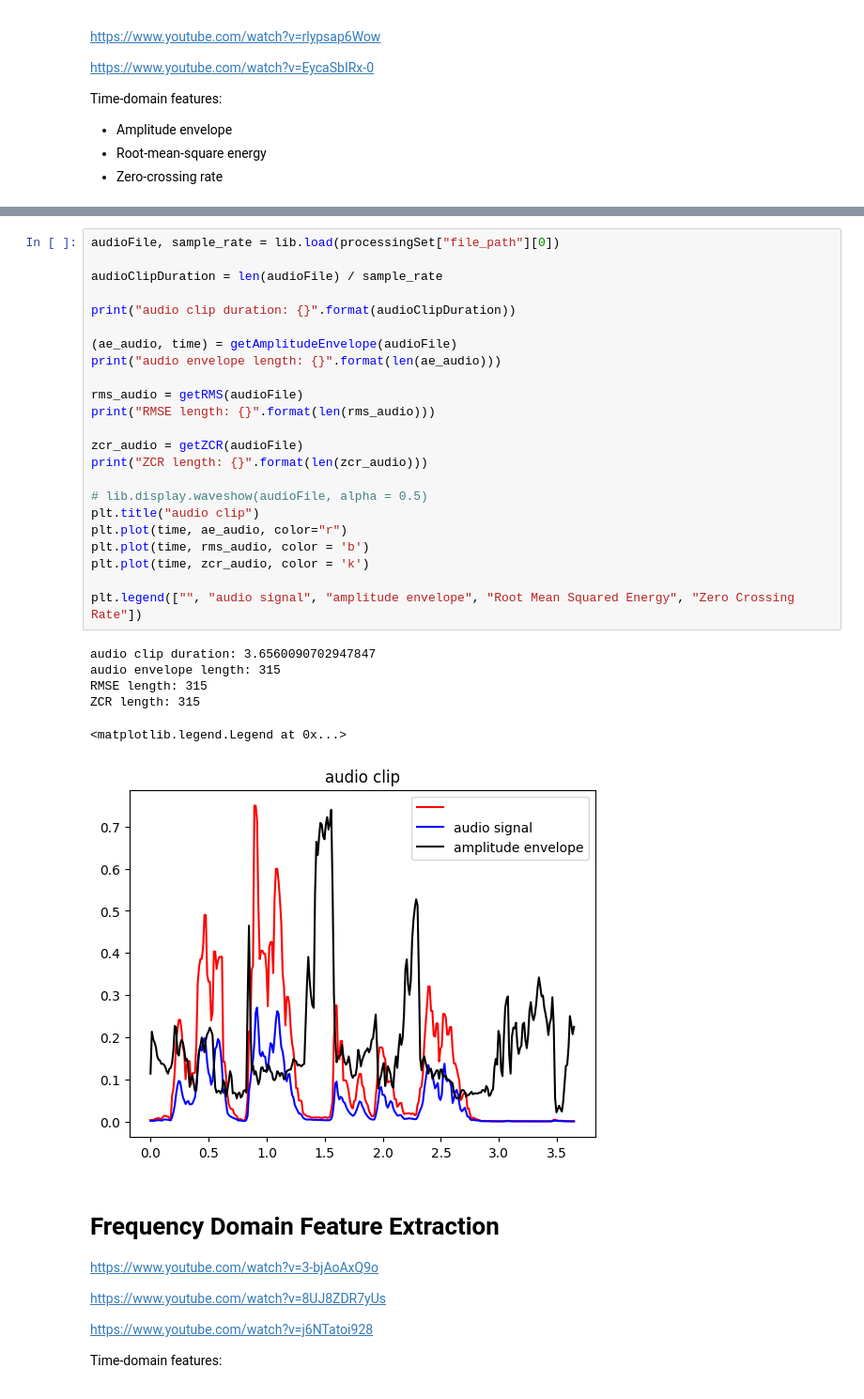
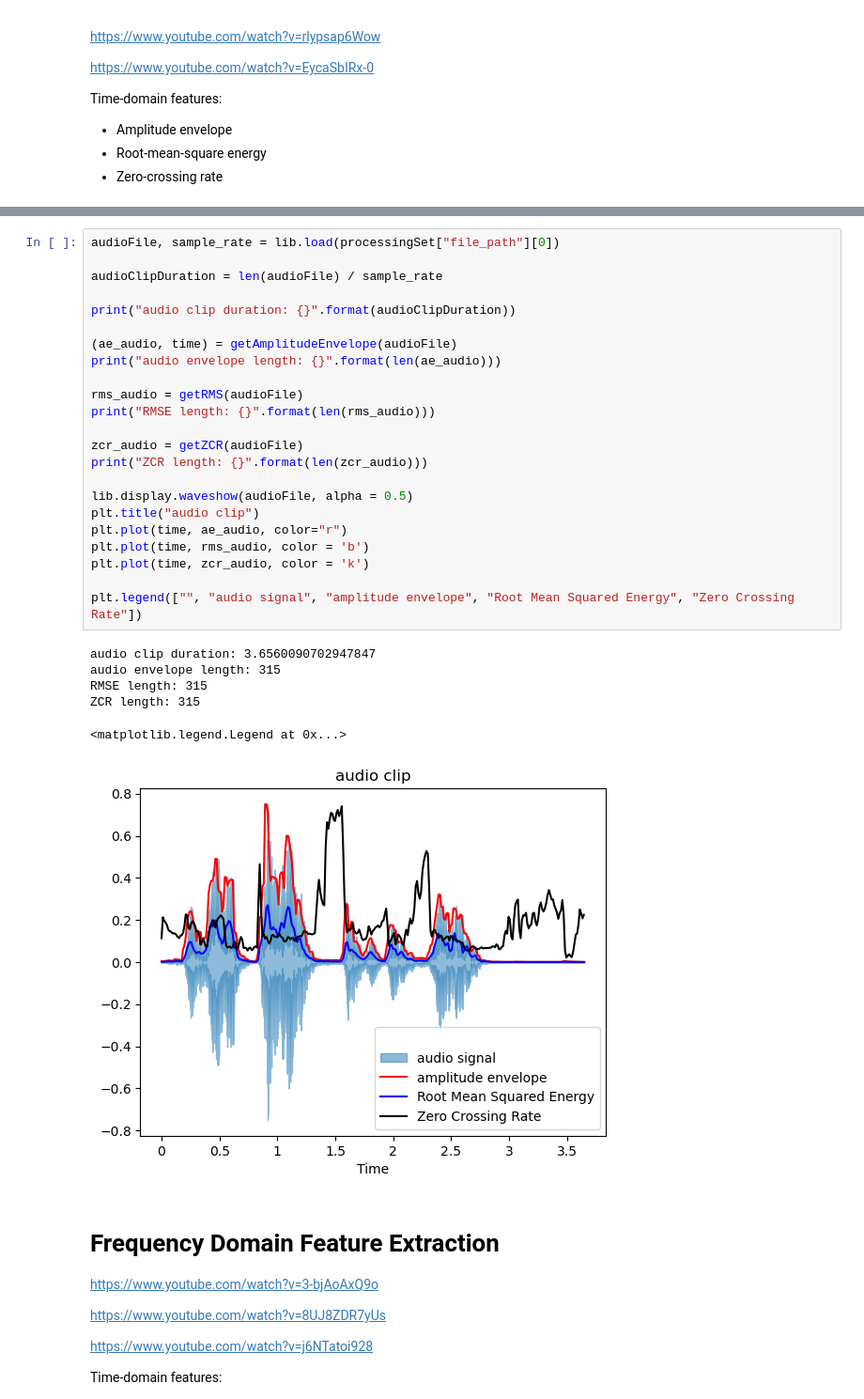
Before and after one commit to Andrew-JG-Ha/BERSt_Vocal_Emotion_Recognition, a Jupyter notebook: models/DataProcessing.ipynb, the cells around one changed output, grey strips where cells are left out. Shown at 94% size. Cells and saved outputs as stored; diff of their text form.

```diff
--- a/models/DataProcessing.ipynb
+++ b/models/DataProcessing.ipynb
@@ -126,33 +128,33 @@ ipd.Audio(processingSet["file_path"][0])
 # %%
 audioFile, sample_rate = lib.load(processingSet["file_path"][0])
 
 audioClipDuration = len(audioFile) / sample_rate
 
 print("audio clip duration: {}".format(audioClipDuration))
 
 (ae_audio, time) = getAmplitudeEnvelope(audioFile)
 print("audio envelope length: {}".format(len(ae_audio)))
 
 rms_audio = getRMS(audioFile)
 print("RMSE length: {}".format(len(rms_audio)))
 
 zcr_audio = getZCR(audioFile)
 print("ZCR length: {}".format(len(zcr_audio)))
 
-# lib.display.waveshow(audioFile, alpha = 0.5)
+lib.display.waveshow(audioFile, alpha = 0.5)
 plt.title("audio clip")
 plt.plot(time, ae_audio, color="r")
 plt.plot(time, rms_audio, color = 'b')
 plt.plot(time, zcr_audio, color = 'k')
 
 plt.legend(["", "audio signal", "amplitude envelope", "Root Mean Squared Energy", "Zero Crossing Rate"])
 # %% [output]
 audio clip duration: 3.6560090702947847
 audio envelope length: 315
 RMSE length: 315
 ZCR length: 315
 <matplotlib.legend.Legend at 0x...>
-[figure, old version]
+[figure, new version]
 # %% [markdown]
 Frequency Domain Feature Extraction
 =========
```
Also changed, not shown: parts of 4 cells of this notebook.
